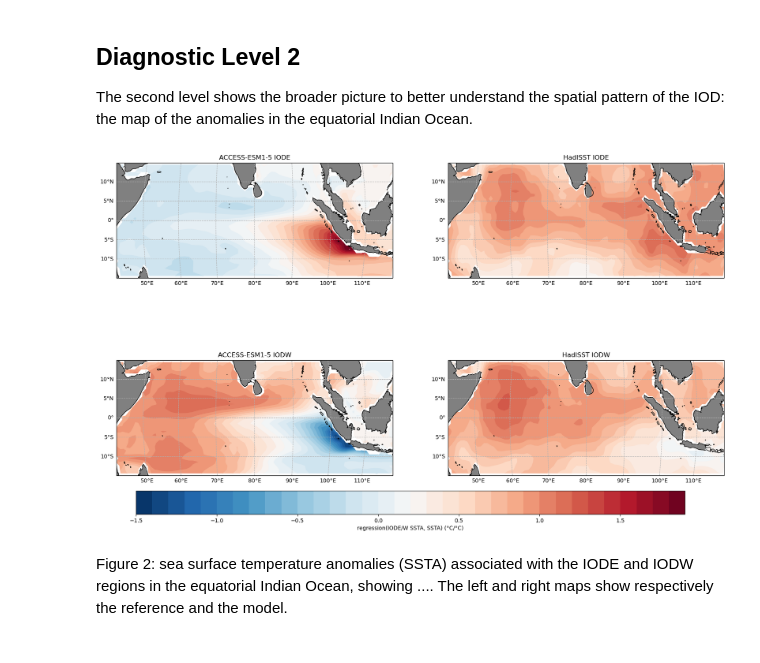
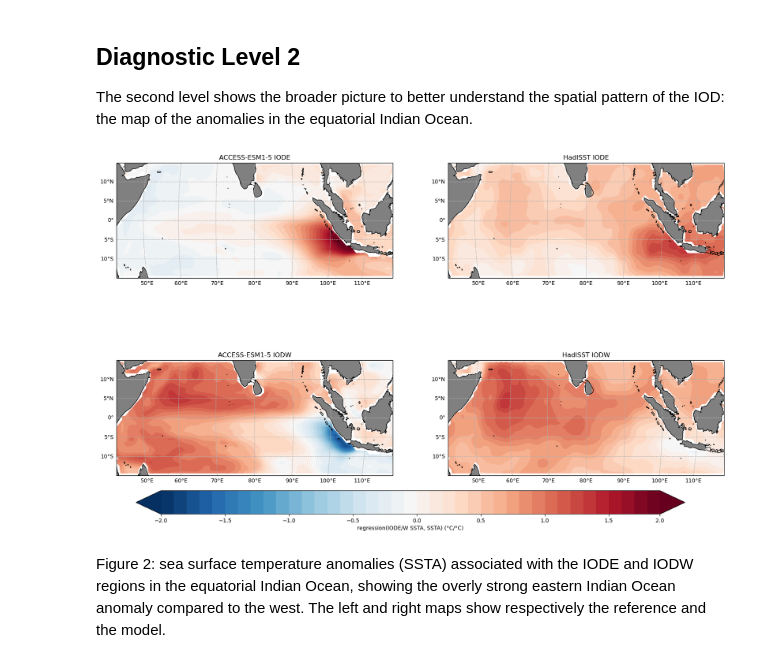
Before and after one commit to ACCESS-NRI/ACCESS-ENSO-recipes, a Jupyter notebook: IOD_recipes/IOD_pattern.ipynb, the cells around one changed output. Saved outputs shown, nothing was run; the diff lists cells and outputs as text; code cells hidden in the pictures.

```diff
--- a/IOD_recipes/IOD_pattern.ipynb
+++ b/IOD_recipes/IOD_pattern.ipynb
@@ -118,10 +121,7 @@ def sst_iode(cube):
     iod_east = {"start_longitude": 90., "end_longitude": 110., "start_latitude": -10., "end_latitude": 0.}
 
     cube = convert_units(cube, units="degC")
-    # cube = mask_landsea(cube, mask_out="land") #shp or land fraction
     cube_east = extract_region(cube, **iod_east)
-    cube_east = rolling_window_statistics(cube_east, coordinate='time', operator='mean', window_length=5)
-    cube_east = rolling_window_statistics(cube_east, coordinate='time', operator='mean', window_length=5)
     cube_east = area_statistics(cube_east,operator='mean')
     cube_east = extract_month(cube_east,9) # get Sep
     #remove time mean
@@ -135,8 +135,6 @@ def sst_iodw(cube):
     cube = convert_units(cube, units="degC")
     # cube = mask_landsea(cube, mask_out="land") #
     cube_west = extract_region(cube, **iod_west)
-    cube_west = rolling_window_statistics(cube_west, coordinate='time', operator='mean', window_length=5)
-    cube_west = rolling_window_statistics(cube_west, coordinate='time', operator='mean', window_length=5)
     cube_west = area_statistics(cube_west,operator='mean')
     cube_west = extract_month(cube_west,9) # get Sep
     #remove time mean
@@ -149,8 +147,6 @@ def sst_eq(cube):
     cube = convert_units(cube, units="degC")
     # cube = mask_landsea(cube, mask_out="land")
     cube = extract_region(cube, **region)
-    cube = rolling_window_statistics(cube, coordinate='time', operator='mean', window_length=5)
-    cube = rolling_window_statistics(cube, coordinate='time', operator='mean', window_length=5)
     cube = extract_month(cube,9) # get Sep
 # remove time mean
     cube = anomalies(cube, period='monthly')
@@ -176,8 +172,6 @@ def sst_eq2(cube):
     cube = extract_region(cube, **region)
     landmask = mask_landsea(cube, mask_out="land")[0].data.mask # mask for plot
 
-    cube = rolling_window_statistics(cube, coordinate='time', operator='mean', window_length=5)
-    cube = rolling_window_statistics(cube, coordinate='time', operator='mean', window_length=5)
     cube = extract_month(cube,9) # get Sep
 
     cube = anomalies(cube, period='monthly')
@@ -311,37 +305,37 @@ import cartopy.crs as ccrs
 fig = plt.figure(figsize=(20, 12))
 proj = ccrs.Orthographic(central_longitude=80.0)
 
 
 i =221
 #IOD EAST
 for process in [process_east, process_west]:
 
     for label, cube in process.items():
 
         ax1 = plt.subplot(i, projection=proj)
-        cf1 = iplt.contourf(cube, levels=np.arange(-1.5,2,0.1), cmap='RdBu_r')
+        cf1 = iplt.contourf(cube, levels=np.arange(-2,2,0.1), extend='both', cmap='RdBu_r')
 
         ax1.add_feature(cfeature.LAND, facecolor='gray')  # Add land feature with gray color
         ax1.coastlines()
 
         ax1.set_extent([40, 120, -15, 15], crs=ccrs.PlateCarree())
         ax1.set_title(label)
 
         # Add gridlines for latitude and longitude
         gl1 = ax1.gridlines(draw_labels=True, linestyle='--')
         gl1.top_labels = False
         gl1.right_labels = False
 
         i+=1
 
 
 # Add a single colorbar at the bottom
 cax = plt.axes([0.15,0.08,0.7,0.05])
-cbar = fig.colorbar(cf1, cax=cax, orientation='horizontal', extend='both', ticks=np.arange(-2,2.5,0.5))
+cbar = fig.colorbar(cf1, cax=cax, orientation='horizontal', ticks=np.arange(-2, 2.5, 0.5))
 cbar.set_label('regression(IODE/W SSTA, SSTA) (°C/°C)')
 # %% [output]
-[figure, old version]
+[figure, new version]
 # %% [markdown]
-Figure 2: sea surface temperature anomalies (SSTA) associated with the IODE and IODW regions in the equatorial Indian Ocean, showing .... The left and right maps show respectively the reference and the model.
+Figure 2: sea surface temperature anomalies (SSTA) associated with the IODE and IODW regions in the equatorial Indian Ocean, showing the overly strong eastern Indian Ocean anomaly compared to the west. The left and right maps show respectively the reference and the model.
 # %%
 client.close()
```
Also changed, not shown: parts of 3 cells of this notebook, 7 other files.
